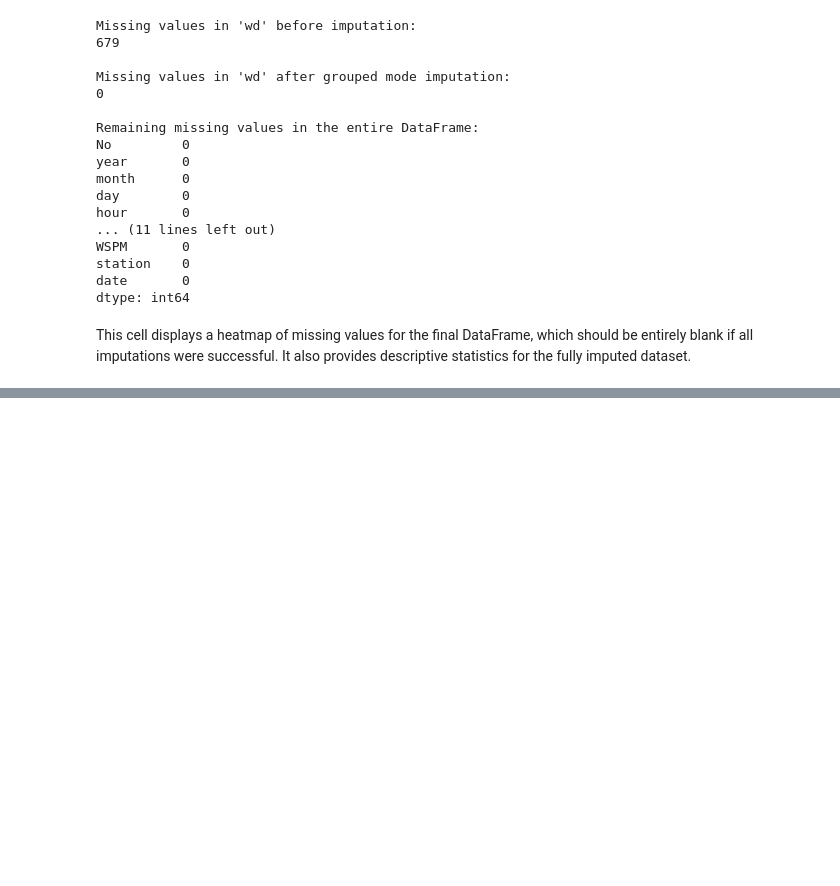
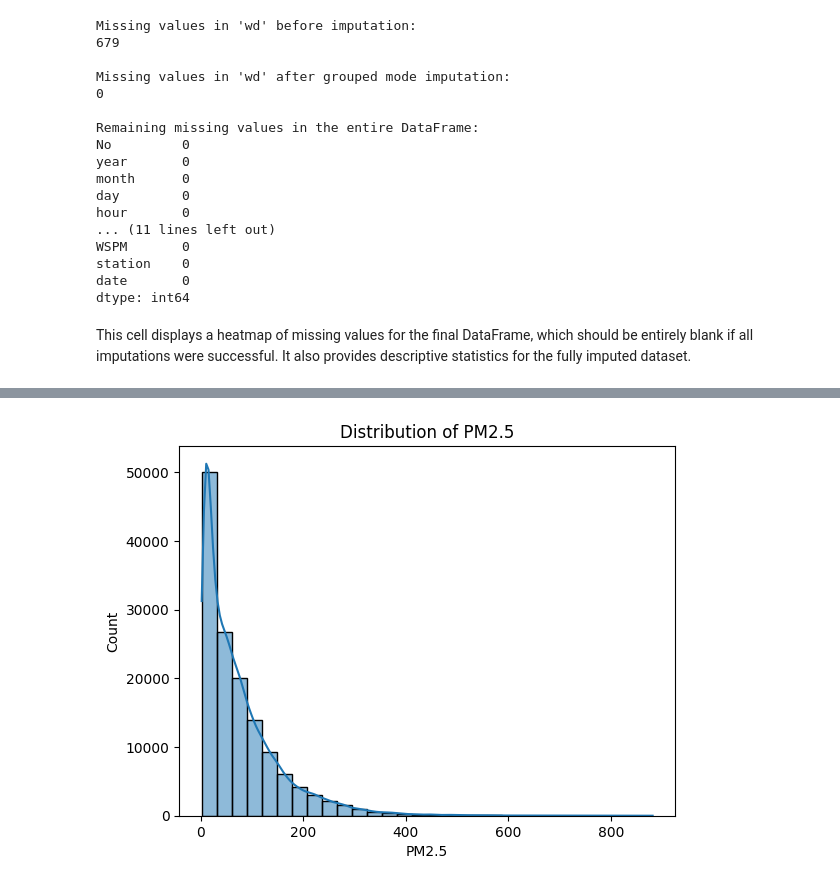
Before and after one commit to alfadder/ProgForDataAnalysis, a Jupyter notebook: Programming_For_Data_Analysis.ipynb, the cells around one changed output, grey strips where cells are left out. Cells and saved outputs as stored; diff of their text form; code cells hidden in the pictures; blank space fills up the shorter version.

Commit message:
playing around with graphing for univariation each gas

```diff
--- a/Programming_For_Data_Analysis.ipynb
+++ b/Programming_For_Data_Analysis.ipynb
@@ -297,3 +297,11 @@ df.describe()
 | 75% | 26298.250 | 2016.000000 | 10.000000 | 23.000000 | 17.250000 | 106.000000 | 142.000000 | 18.000000 | 61.000000 | 1400.000000 | 86.000000 | ... |
 | max | 35064.000 | 2017.000000 | 12.000000 | 31.000000 | 23.000000 | 881.000000 | 994.000000 | 500.000000 | 276.000000 | 10000.000000 | 1071.000000 | ... |
 | std | 10122.141 | 1.177201 | 3.448715 | 8.800123 | 6.922211 | 78.212436 | 90.272532 | 19.902119 | 33.148722 | 1052.332571 | 55.560721 | ... |
+# %%
+import seaborn as sns
+sns.histplot(data=df, x="PM2.5", bins=30, kde=True)
+title = "Distribution of PM2.5"
+plt.title(title)
+plt.show()
+# %% [output]
+[figure, added]
```
Also changed, not shown: parts of 13 cells of this notebook.
